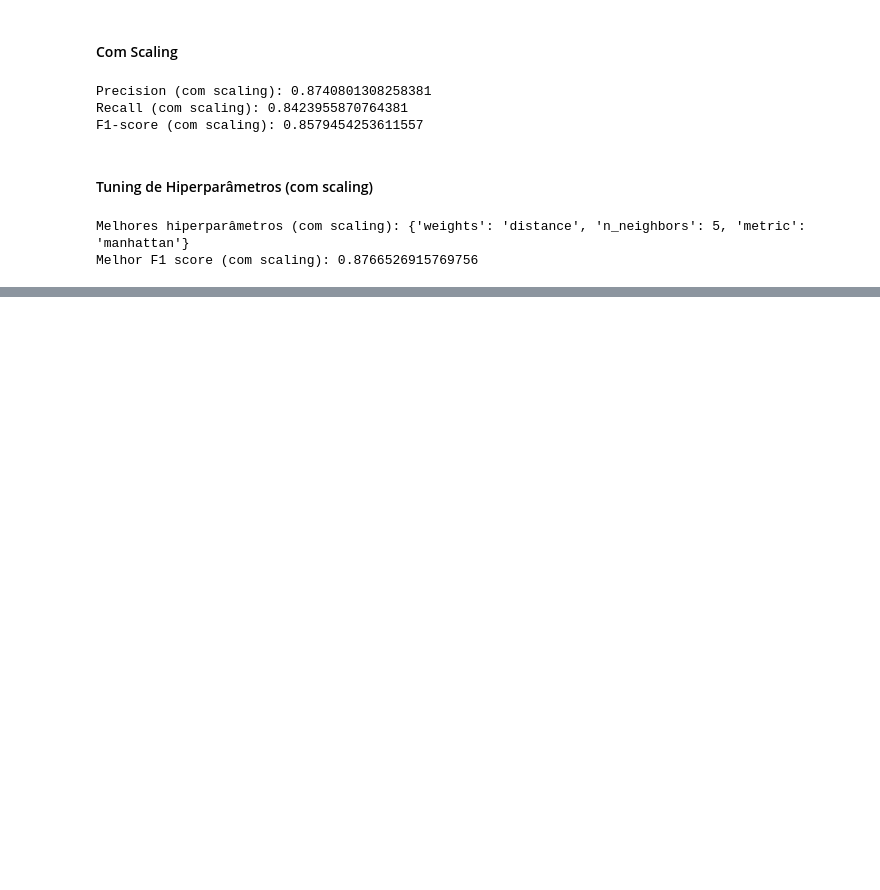
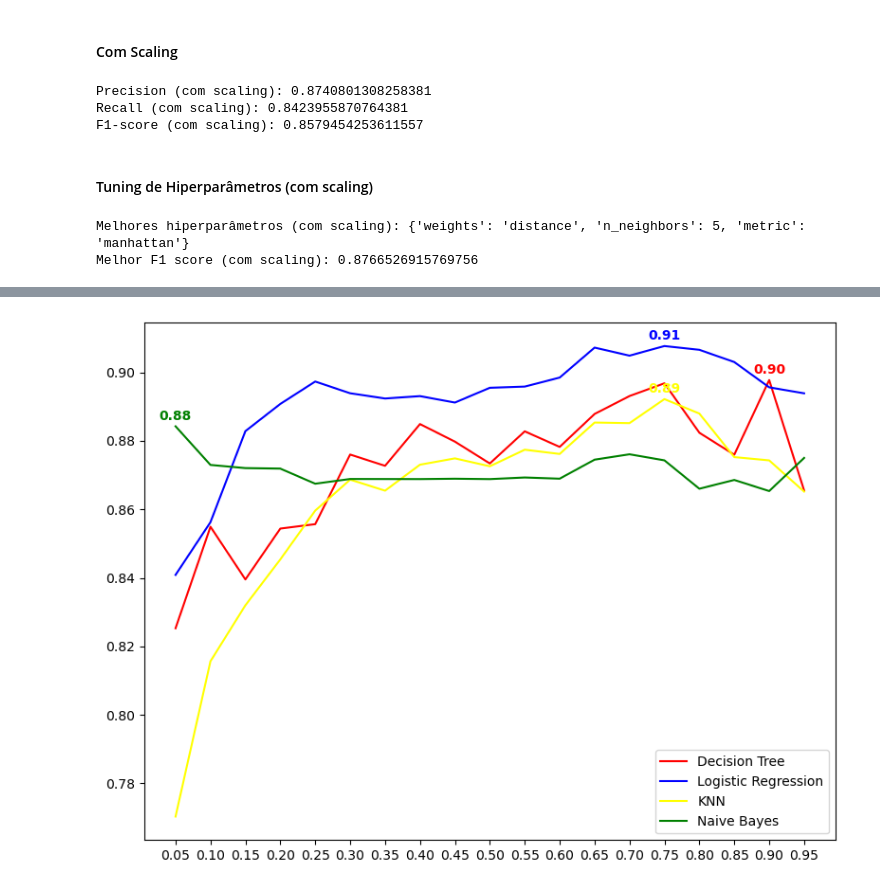
Before and after one commit to FrederickAlmeida/Spambase-Classification, a Jupyter notebook: main.ipynb, the cells around one changed output, grey strips where cells are left out. Cells and saved outputs as stored; diff of their text form; code cells hidden in the pictures; blank space fills up the shorter version.

```diff
--- a/main.ipynb
+++ b/main.ipynb
@@ -621,0 +805,30 @@ Melhor F1 score (com scaling): 0.8766526915769756
+# %%
+np_dt_f1 = np.array(dt_f1)
+np_lr_f1 = np.array(lr_f1)
+np_knn_f1 = np.array(knn_f1)
+np_nb_f1 = np.array(nb_f1)
+# %%
+fig, ax = plt.subplots(figsize=(8, 6))
+ax.plot(train_size, dt_f1, color='red', label='Decision Tree')
+ax.plot(train_size, lr_f1, color='blue', label='Logistic Regression')
+ax.plot(train_size, knn_f1, color='yellow', label='KNN')
+ax.plot(train_size, nb_f1, color='green', label='Naive Bayes')
+
+def annotate_max(x, y, color):
+    max_index = y.argmax()
+    max_x = x[max_index]
+    max_y = y[max_index]
+    ax.annotate(f'{max_y:.2f}', (max_x, max_y), textcoords="offset points",
+                xytext=(0,5), ha='center', color=color, fontsize=10, fontweight='bold')
+
+annotate_max(train_size, np_dt_f1, 'red')
+annotate_max(train_size, np_lr_f1, 'blue')
+annotate_max(train_size, np_knn_f1, 'yellow')
+annotate_max(train_size, np_nb_f1, 'green')
+
+ax.legend()
+ax.set(xticks=train_size)
+plt.tight_layout()
+plt.show()
+# %% [output]
+[figure, added]
```
Also changed, not shown: parts of 11 cells of this notebook.
